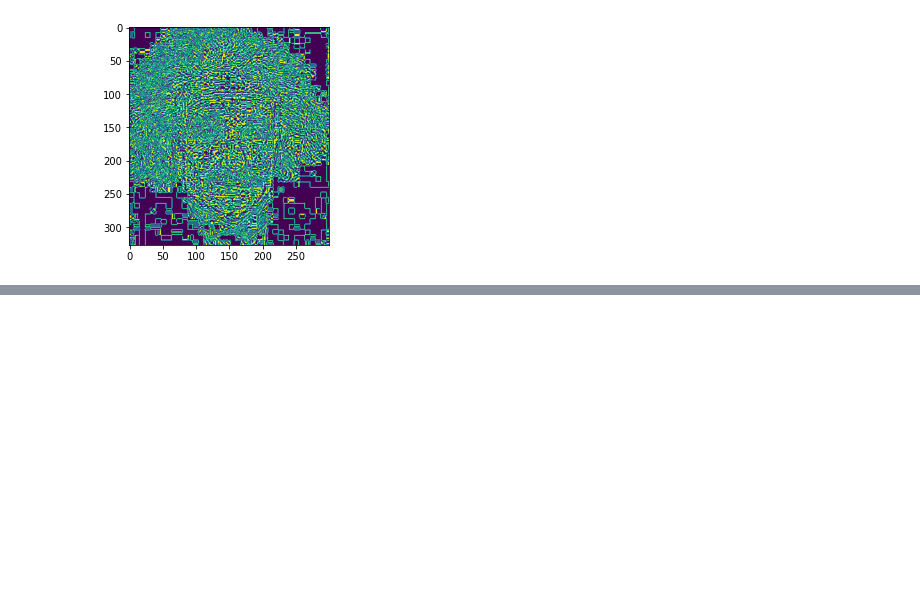
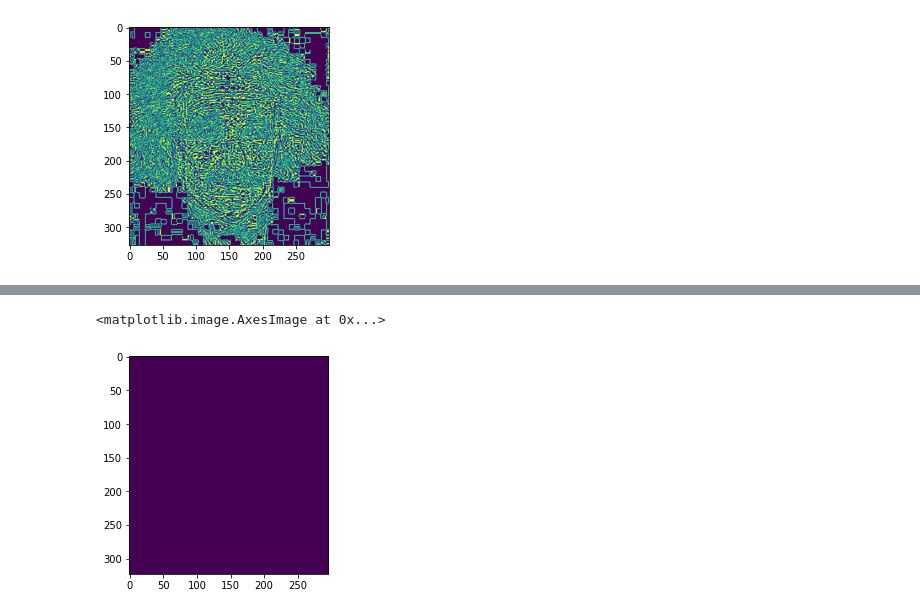
Before and after one commit to collinskatie/motion_without_movement, a Jupyter notebook: simple_filter.ipynb, the cells around one changed output, grey strips where cells are left out. Cells and saved outputs as stored; diff of their text form; code cells hidden in the pictures; blank space fills up the shorter version.

```diff
--- a/simple_filter.ipynb
+++ b/simple_filter.ipynb
@@ -119,0 +151,7 @@ for x in range(img.shape[0])
+# %%
+conv_img = convolve2D(img, sample_filter)
+
+plt.imshow(conv_img)
+# %% [output]
+<matplotlib.image.AxesImage at 0x...>
+[figure, added]
```
Also changed, not shown: parts of 6 cells of this notebook.
